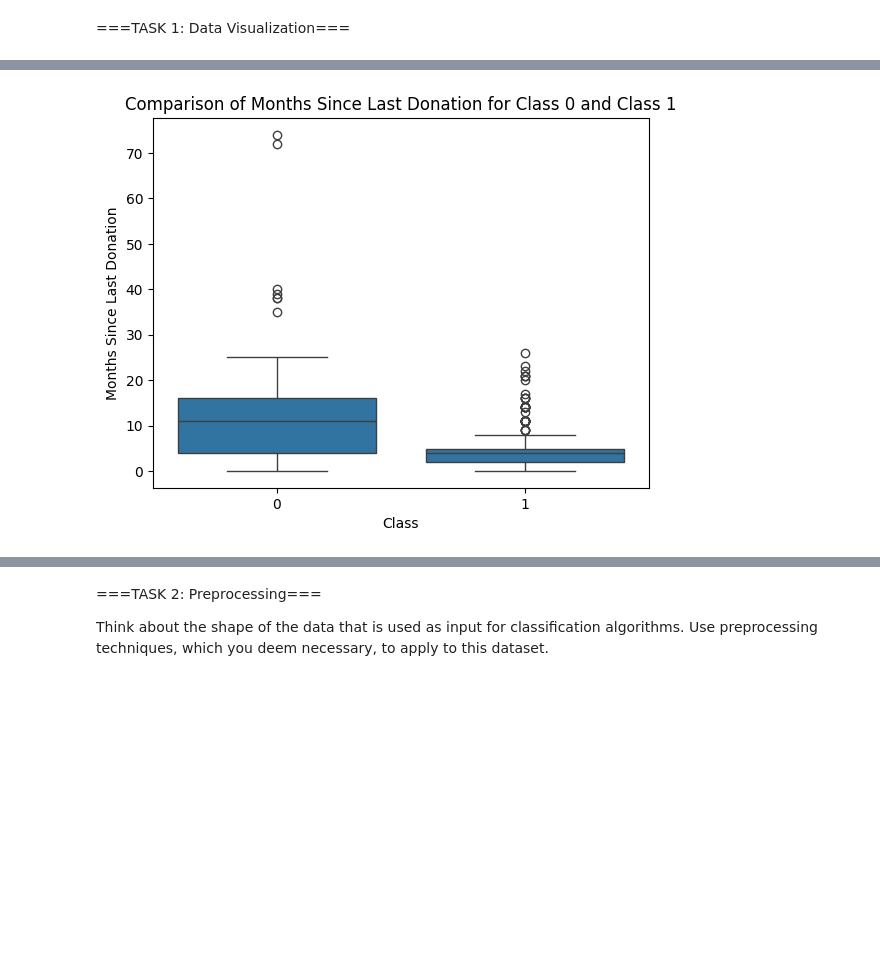
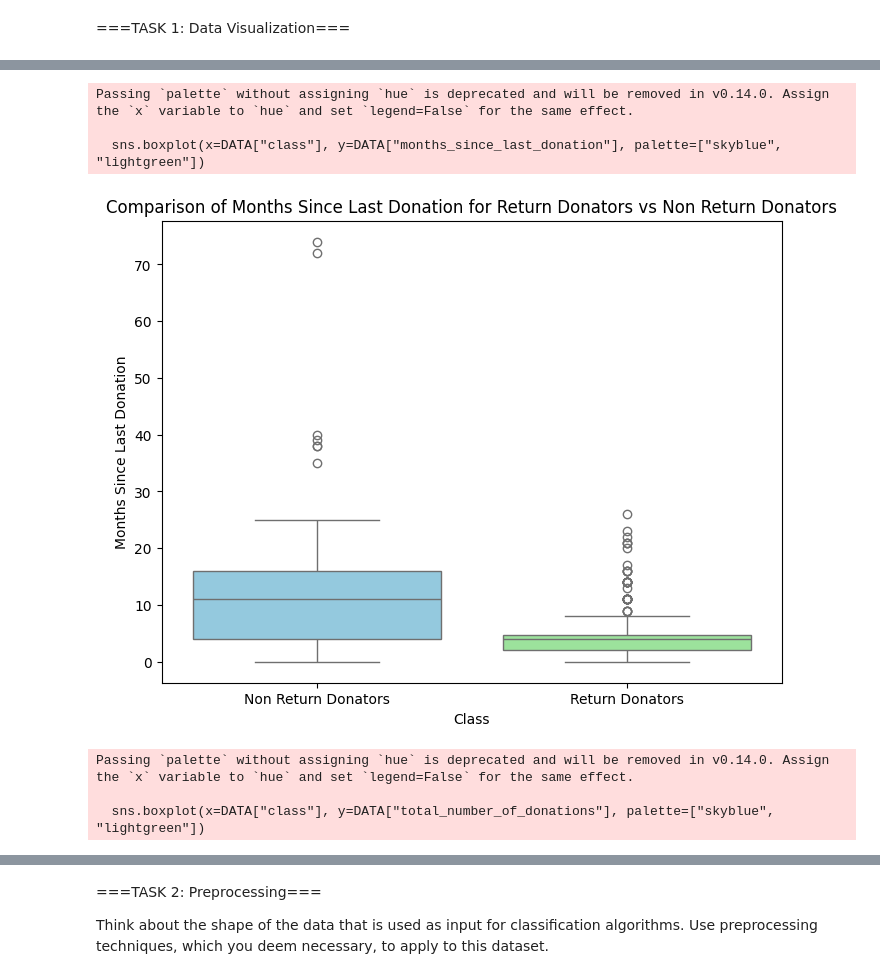
Before and after one commit to JasonvO2222/DA_P3, a Jupyter notebook: DA3notebook.ipynb, the cells around one changed output, grey strips where cells are left out. Drawn from its saved outputs; the diff is of its cells as text; code cells hidden in the pictures; blank space fills up the shorter version.

```diff
--- a/DA3notebook.ipynb
+++ b/DA3notebook.ipynb
@@ -51,7 +51,7 @@ sns.boxplot(ax=axes[0, 1], data=DATA, x='total_number_of_donations')
 axes[0, 1].set_title('Total Number of Donations')
 
 sns.boxplot(ax=axes[1, 0], data=DATA, x='total_blood_donated')
-axes[1, 0].set_title('Total Blood Donated (ml)')
+axes[1, 0].set_title('Total Blood Donated')
 
 sns.boxplot(ax=axes[1, 1], data=DATA, x='months_since_first_donation')
 axes[1, 1].set_title('Months Since First Donation')
@@ -65,18 +65,33 @@ plt.show()
 # For Task 1.2 we are dividing the data based on which class the instances belong to so we can identify trends or differences between both classes.
 # We can for example see that people from class one have generally been donating much more recently than those of class zero.
 # Additionally, they are shown to have generally done more donations than people of class 0, although class 0 has some outliers coming to comparably number of donations as the outliers from class 1.
-sns.boxplot(x=DATA["class"], y=DATA["months_since_last_donation"])
+# Box plot for months since last donation for class 0 and 1 to see if there is a difference
+plt.figure(figsize=(8, 6))
+sns.boxplot(x=DATA["class"], y=DATA["months_since_last_donation"], palette=["skyblue", "lightgreen"])
 
 plt.xlabel("Class")
 plt.ylabel("Months Since Last Donation")
-plt.title("Comparison of Months Since Last Donation for Class 0 and Class 1")
+plt.title("Comparison of Months Since Last Donation for Return Donators vs Non Return Donators")
+plt.xticks([0, 1], ['Non Return Donators', 'Return Donators'])
 plt.show()
 
-sns.boxplot(x=DATA["class"], y=DATA["total_number_of_donations"])
+# Box plot for total number of donations for class 0 and 1 to see if there is a difference
+plt.figure(figsize=(8, 6))
+sns.boxplot(x=DATA["class"], y=DATA["total_number_of_donations"], palette=["skyblue", "lightgreen"])
 
 plt.xlabel("Class")
-plt.ylabel("Total number of donations")
-plt.title("Comparison of total number of donations for Class 0 and Class 1")
+plt.ylabel("Total Number of Donations")
+plt.title("Comparison of Total Number of Donations for Return Donators vs Non Return Donators")
+plt.xticks([0, 1], ['Non Return Donators', 'Return Donators'])
 plt.show()
+
+# Generate a correlation matrix to point out obvious correlations
+corr_matrix = DATA.corr()
+
+# Visualize the correlation matrix using a heatmap
+plt.figure(figsize=(10, 8))
+sns.heatmap(corr_matrix, annot=True, cmap='coolwarm', vmin=-1, vmax=1, linewidths=0.5, annot_kws={"size": 10})
+plt.title('Correlation Matrix Heatmap')
+plt.show()
 # %% [output]
 [figure]
@@ -84 +99,7 @@ plt.show()
+Passing `palette` without assigning `hue` is deprecated and will be removed in v0.14.0. Assign the `x` variable to `hue` and set `legend=False` for the same effect.
+
+  sns.boxplot(x=DATA["class"], y=DATA["months_since_last_donation"], palette=["skyblue", "lightgreen"])
-[figure, old version]
+[figure, new version]
+Passing `palette` without assigning `hue` is deprecated and will be removed in v0.14.0. Assign the `x` variable to `hue` and set `legend=False` for the same effect.
+
+  sns.boxplot(x=DATA["class"], y=DATA["total_number_of_donations"], palette=["skyblue", "lightgreen"])
```
Also changed, not shown: parts of 8 cells of this notebook.
